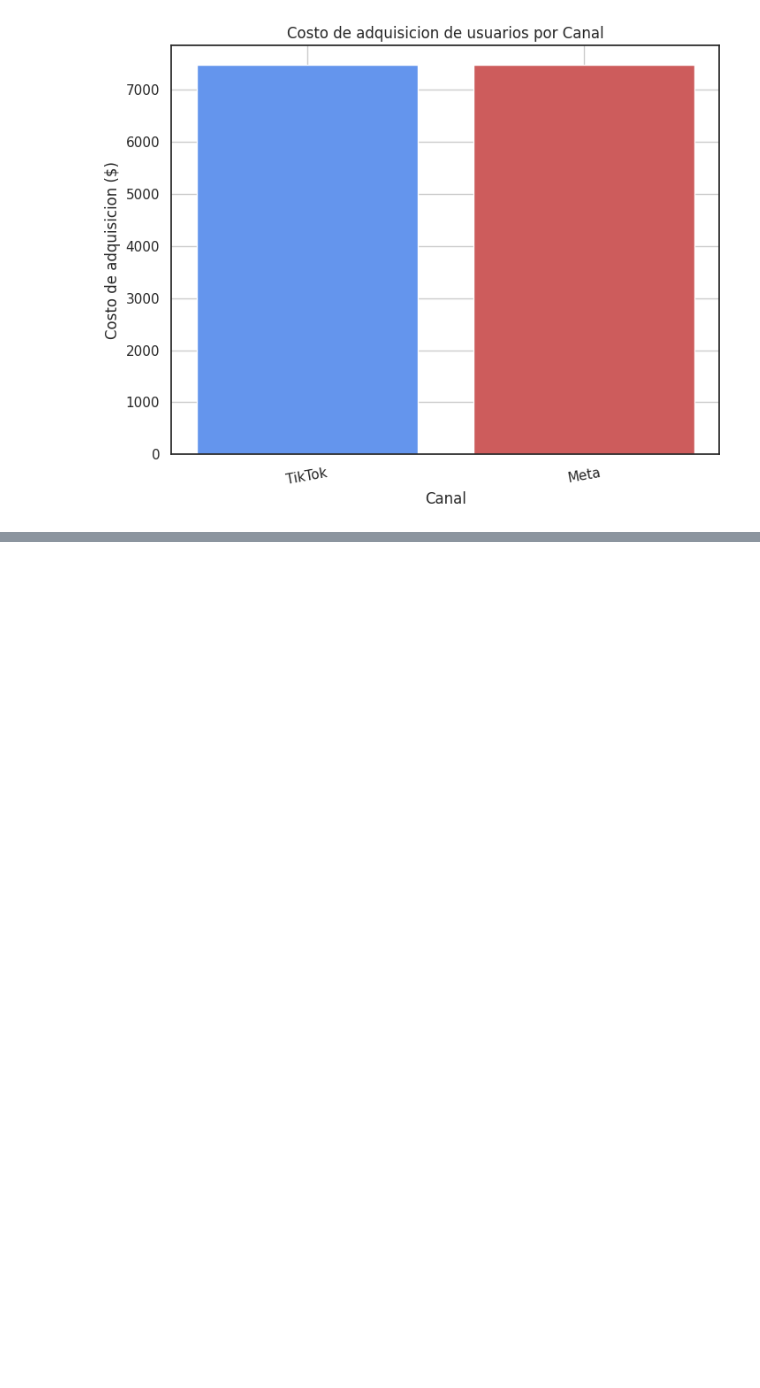
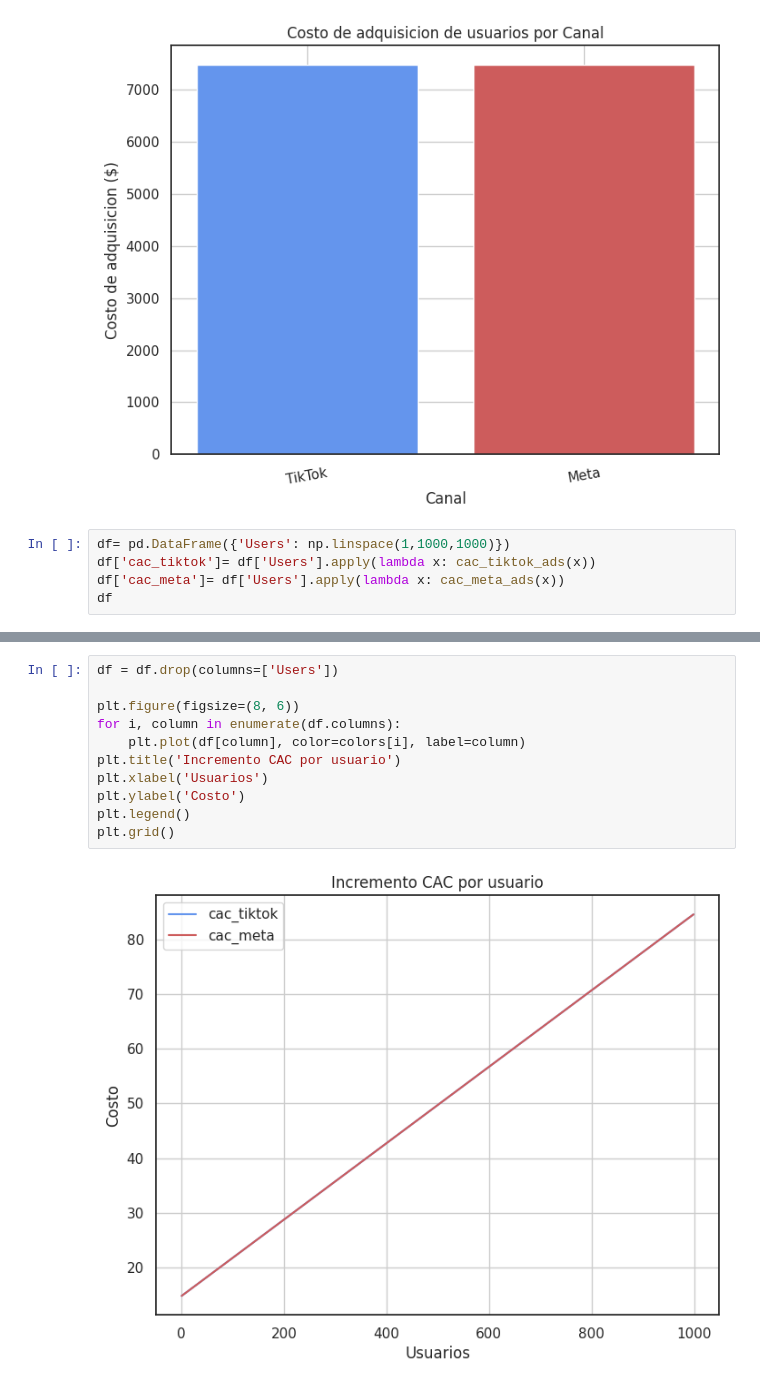
Before and after one commit to zayo1511/LaboratorioDeAnalisisDeDatosFinancierosYDeDisenoDeIndicadores, a Jupyter notebook: examen_2do_parcial_LozoyaDiego.ipynb, the cells around one changed output, grey strips where cells are left out. Cells and saved outputs as stored; diff of their text form; blank space fills up the shorter version.

```diff
--- a/examen_2do_parcial_LozoyaDiego.ipynb
+++ b/examen_2do_parcial_LozoyaDiego.ipynb
@@ -1028,3 +1021,8 @@ plt.xticks(rotation=10)
 # %% [output]
 ([0, 1], [Text(0, 0, 'TikTok'), Text(1, 0, 'Meta')])
 [figure]
+# %%
+df= pd.DataFrame({'Users': np.linspace(1,1000,1000)})
+df['cac_tiktok']= df['Users'].apply(lambda x: cac_tiktok_ads(x))
+df['cac_meta']= df['Users'].apply(lambda x: cac_meta_ads(x))
+df
@@ -1030,0 +1043,13 @@ plt.xticks(rotation=10)
+# %%
+df = df.drop(columns=['Users'])
+
+plt.figure(figsize=(8, 6))
+for i, column in enumerate(df.columns):
+    plt.plot(df[column], color=colors[i], label=column)
+plt.title('Incremento CAC por usuario')
+plt.xlabel('Usuarios')
+plt.ylabel('Costo')
+plt.legend()
+plt.grid()
+# %% [output]
+[figure, added]
```
Also changed, not shown: parts of 8 cells of this notebook.
